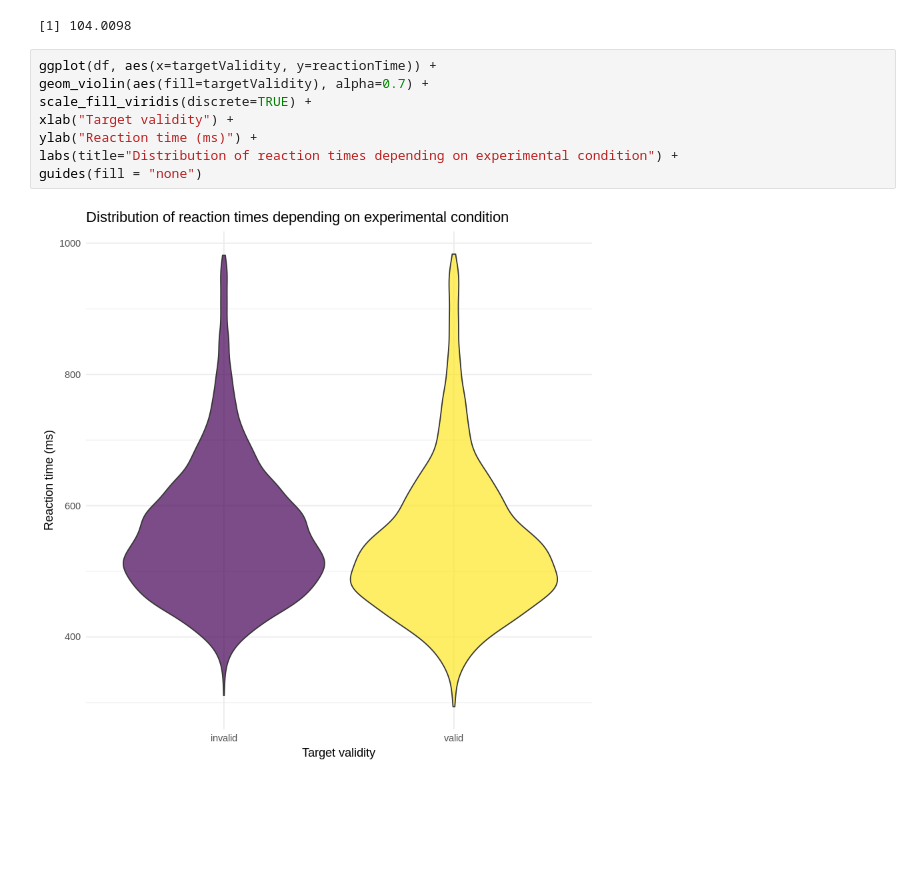
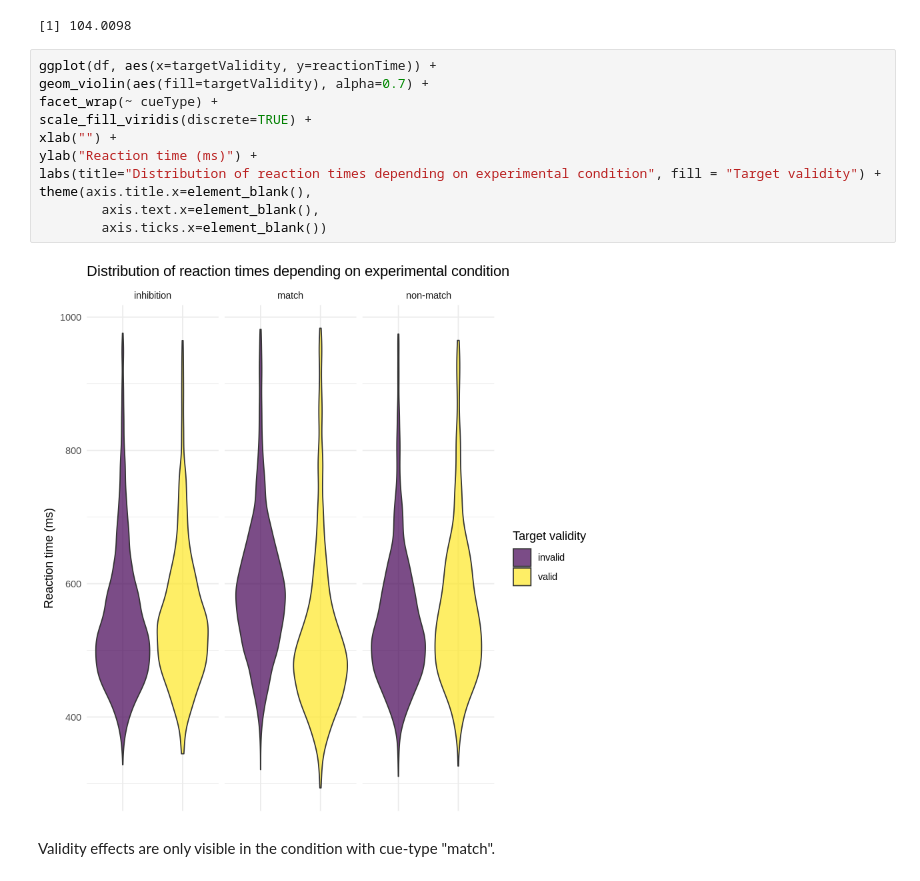
Before and after one commit to dominikpegler/r_analyze_experimental_data, a Jupyter notebook: final_project.ipynb, the cells around one changed output. Cells and saved outputs as stored; diff of their text form; blank space fills up the shorter version.

```diff
--- a/final_project.ipynb
+++ b/final_project.ipynb
@@ -170,10 +170,15 @@ sd(df_invalid$reactionTime)
 # %%
 ggplot(df, aes(x=targetValidity, y=reactionTime)) +
 geom_violin(aes(fill=targetValidity), alpha=0.7) +
+facet_wrap(~ cueType) +
 scale_fill_viridis(discrete=TRUE) +
-xlab("Target validity") +
+xlab("") +
 ylab("Reaction time (ms)") +
-labs(title="Distribution of reaction times depending on experimental condition") +
-guides(fill = "none")
+labs(title="Distribution of reaction times depending on experimental condition", fill = "Target validity") +
+theme(axis.title.x=element_blank(),
+        axis.text.x=element_blank(),
+        axis.ticks.x=element_blank())
 # %% [output]
-[figure, old version]
+[figure, new version]
+# %% [markdown]
+Validity effects are only visible in the condition with cue-type "match".
```
